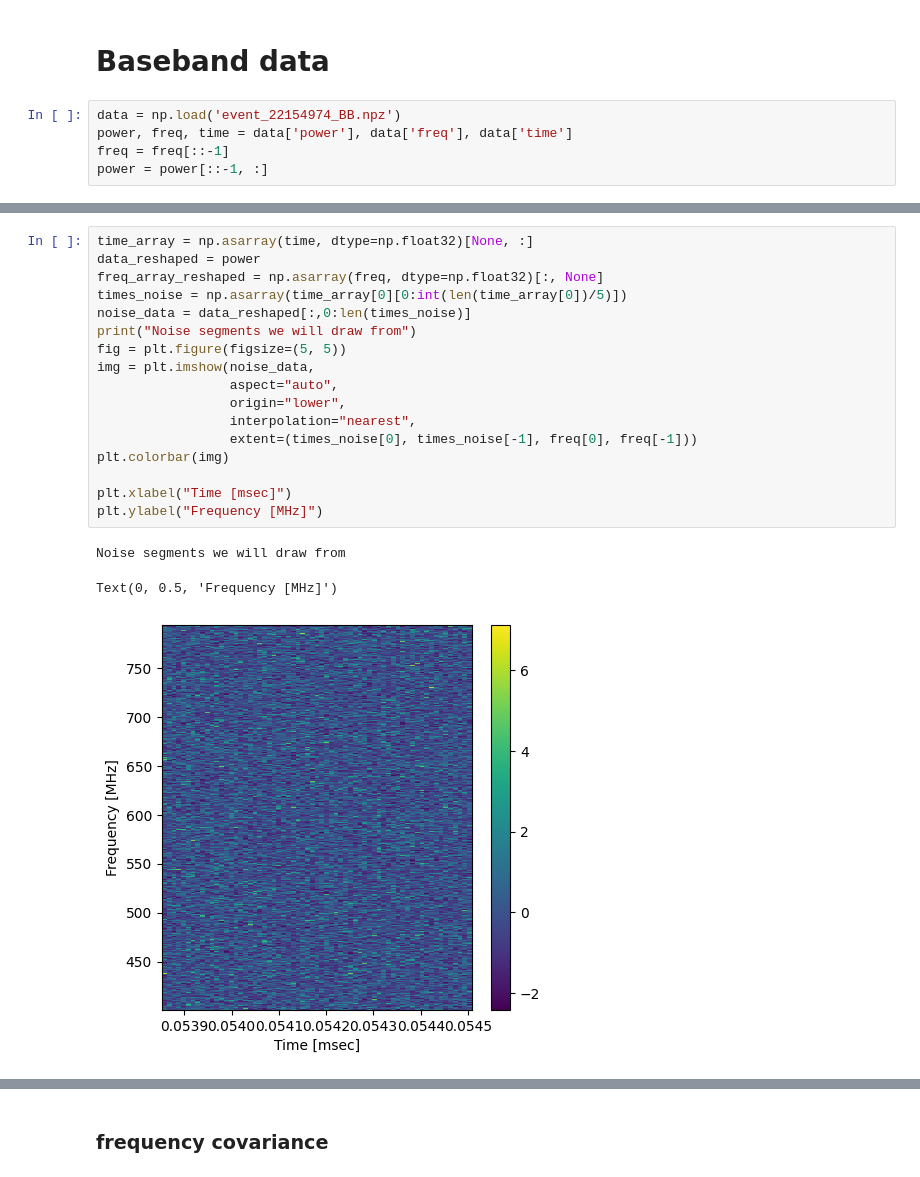
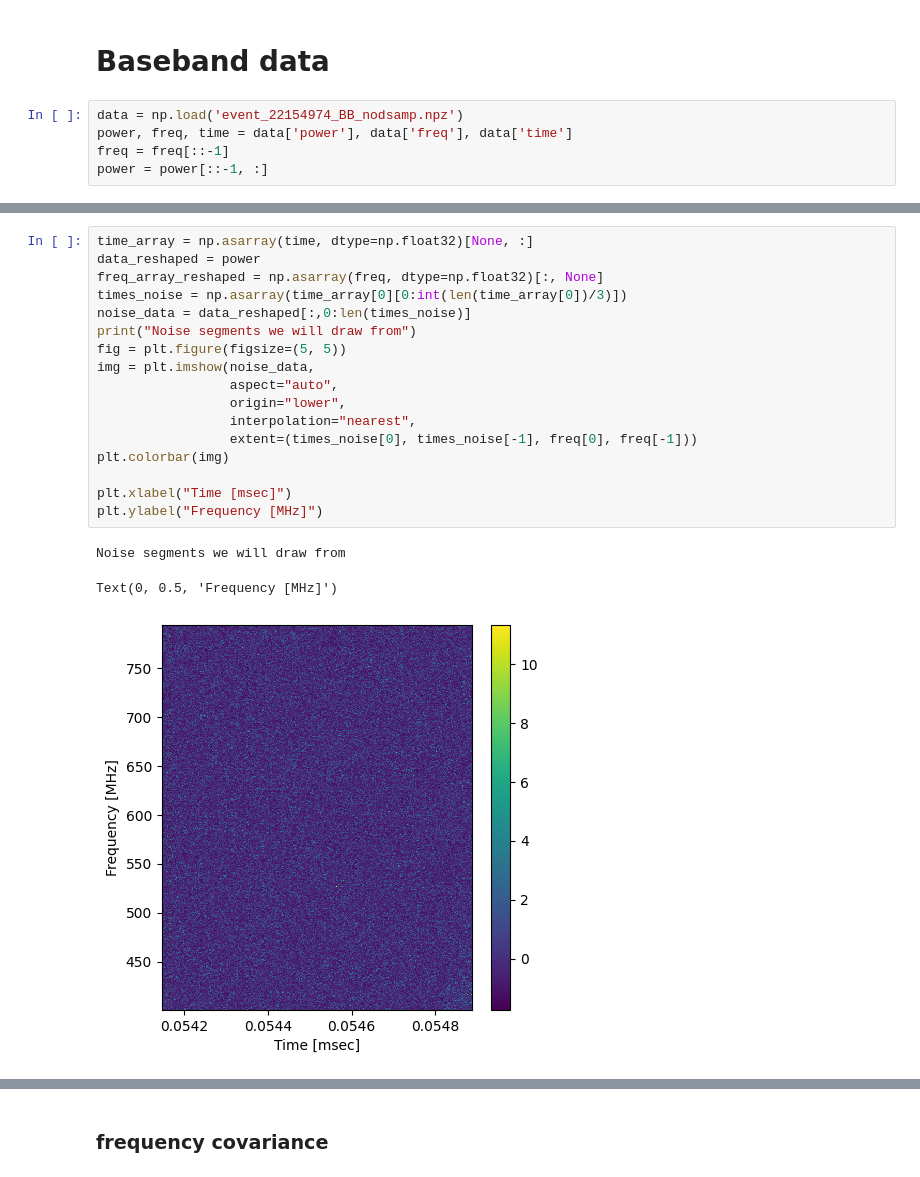
Before and after one commit to HarrisonS-Phys/FRBayes, a Jupyter notebook: covar_test.ipynb, the cells around one changed output, grey strips where cells are left out. Saved outputs shown, nothing was run; the diff lists cells and outputs as text.

```diff
--- a/covar_test.ipynb
+++ b/covar_test.ipynb
@@ -31,7 +52,7 @@ def np_cov(X):
 # %% [markdown]
 # Baseband data
 # %%
-data = np.load('event_22154974_BB.npz')
+data = np.load('event_22154974_BB_nodsamp.npz')
 power, freq, time = data['power'], data['freq'], data['time']
 freq = freq[::-1]
 power = power[::-1, :]
@@ -49,21 +74,21 @@ plt.colorbar(img)
 # %%
 time_array = np.asarray(time, dtype=np.float32)[None, :]
 data_reshaped = power
 freq_array_reshaped = np.asarray(freq, dtype=np.float32)[:, None]
-times_noise = np.asarray(time_array[0][0:int(len(time_array[0])/5)])
+times_noise = np.asarray(time_array[0][0:int(len(time_array[0])/3)])
 noise_data = data_reshaped[:,0:len(times_noise)]
 print("Noise segments we will draw from")
 fig = plt.figure(figsize=(5, 5))
 img = plt.imshow(noise_data,
                  aspect="auto",
                  origin="lower",
                  interpolation="nearest",
                  extent=(times_noise[0], times_noise[-1], freq[0], freq[-1]))
 plt.colorbar(img)
 
 plt.xlabel("Time [msec]")
 plt.ylabel("Frequency [MHz]")
 # %% [output]
 Noise segments we will draw from
 Text(0, 0.5, 'Frequency [MHz]')
-[figure, old version]
+[figure, new version]
```
Also changed, not shown: parts of 7 cells of this notebook.
